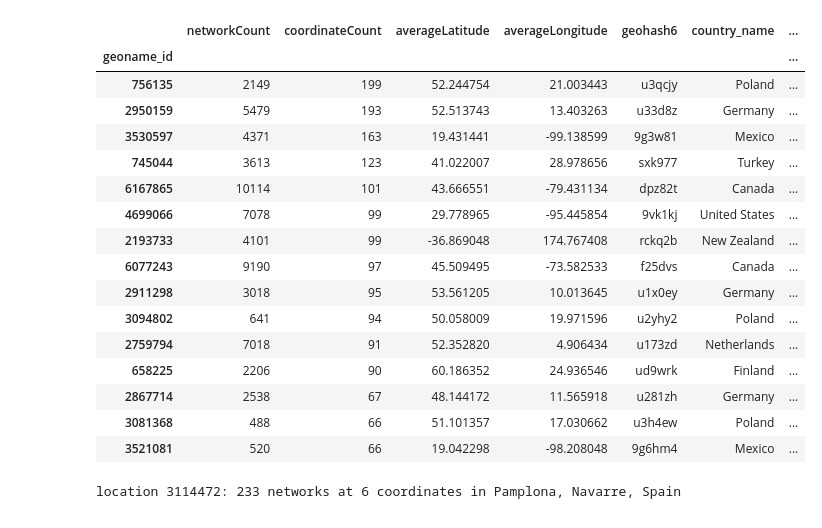
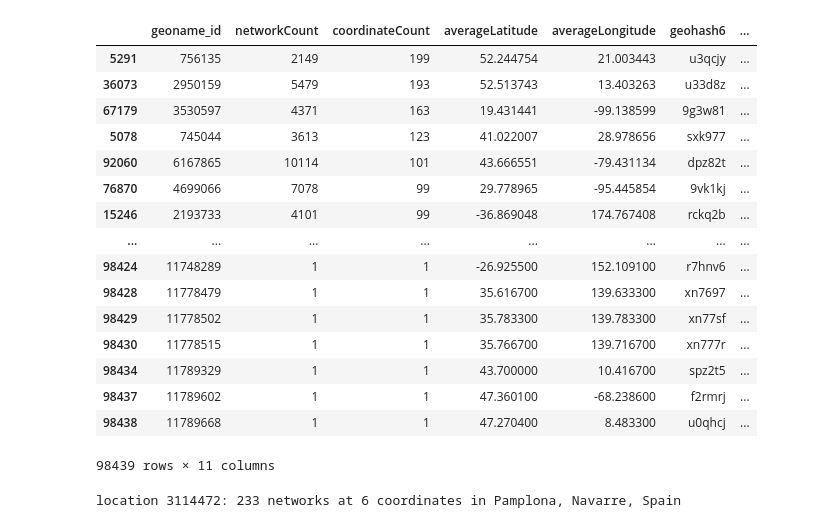
Before and after one commit to ejpring/MyGeohashDSXProject, a Jupyter notebook: display MaxMind data.ipynb, the cells around one changed output. Saved outputs shown, nothing was run; the diff lists cells and outputs as text; code cells hidden in the pictures.

```diff
--- a/display MaxMind data.ipynb
+++ b/display MaxMind data.ipynb
@@ -197,11 +158,11 @@ maxmindNetworkLocations.set_index('network').head(15)
 # %%
 # group networks by location
-maxmindNetworksByLocation = maxmindNetworkLocations.groupby('geoname_id')
+maxmindNetworksGroupedByLocation = maxmindNetworkLocations.groupby('geoname_id')
 # %%
 # summarize each group of network locations
 
-def groupSummary(geoname_id):
-    group = maxmindNetworksByLocation.get_group(geoname_id)
+def networkGroupSummary(geoname_id):
+    group = maxmindNetworksGroupedByLocation.get_group(geoname_id)
     networkCount = len(group)
     coordinateCount = len(group.groupby('geohash6').count())
     averageLatitude = group['latitude'].mean()
@@ -210,4 +171,5 @@ def groupSummary(geoname_id):
     return [geoname_id,networkCount,coordinateCount,averageLatitude,averageLongitude,geohash6]
 
 columns = ['geoname_id','networkCount','coordinateCount','averageLatitude','averageLongitude','geohash6']
-maxmindLocationSummary = pd.DataFrame( [ groupSummary(g) for g in list(maxmindNetworksByLocation.groups.keys()) ], columns=columns )
+maxmindNetworkGroupSummary = pd.DataFrame( [ networkGroupSummary(g) for g in list(maxmindNetworksGroupedByLocation.groups.keys()) ], columns=columns )
+maxmindNetworkGroupSummary
@@ -235,3 +194,5 @@ maxmindLocationSummary.set_index('geoname_id').head(15)
 # %%
-# add additional location data to summary
-maxmindLocationSummary = maxmindLocationSummary.join(maxmindLocations[['geoname_id','country_name','subdivision_1_name','city_name']].set_index('geoname_id'), on='geoname_id')
+# add location data to network group summary
+maxmindLocationSummary = maxmindNetworkGroupSummary.join(maxmindLocations.set_index('geoname_id'), on='geoname_id')
+maxmindLocationSummary = maxmindLocationSummary.dropna(subset=['country_iso_code'])
+maxmindLocationSummary
@@ -238,3 +216,0 @@ maxmindLocationSummary = maxmindLocationSummary.join(maxmindLocations[['geoname_
-# %%
-# display summary with additional location datafor locations with more than two unique latitude/longitude coordinates
-maxmindLocationSummary.set_index('geoname_id').head(15)
@@ -259,24 +217,24 @@ maxmindLocationSummary.set_index('geoname_id').head(15)
 # %%
-# display summary for locations with more than two unique latitude/longitude coordinates
-maxmindLocationSummary.sort_values('coordinateCount',ascending=False).set_index('geoname_id').head(15)
+# display summary for locations with lots of networks and coordinates
+maxmindLocationSummary.sort_values(['coordinateCount','networkCount'],ascending=False)
 # %% [output]
-|  | networkCount | coordinateCount | averageLatitude | averageLongitude | geohash6 | country_name | ... |
-| geoname_id |  |  |  |  |  |  | ... |
-| 756135 | 2149 | 199 | 52.244754 | 21.003443 | u3qcjy | Poland | ... |
-| 2950159 | 5479 | 193 | 52.513743 | 13.403263 | u33d8z | Germany | ... |
-| 3530597 | 4371 | 163 | 19.431441 | -99.138599 | 9g3w81 | Mexico | ... |
-| 745044 | 3613 | 123 | 41.022007 | 28.978656 | sxk977 | Turkey | ... |
-| 6167865 | 10114 | 101 | 43.666551 | -79.431134 | dpz82t | Canada | ... |
-| 4699066 | 7078 | 99 | 29.778965 | -95.445854 | 9vk1kj | United States | ... |
-| 2193733 | 4101 | 99 | -36.869048 | 174.767408 | rckq2b | New Zealand | ... |
-| 6077243 | 9190 | 97 | 45.509495 | -73.582533 | f25dvs | Canada | ... |
-| 2911298 | 3018 | 95 | 53.561205 | 10.013645 | u1x0ey | Germany | ... |
-| 3094802 | 641 | 94 | 50.058009 | 19.971596 | u2yhy2 | Poland | ... |
-| 2759794 | 7018 | 91 | 52.352820 | 4.906434 | u173zd | Netherlands | ... |
-| 658225 | 2206 | 90 | 60.186352 | 24.936546 | ud9wrk | Finland | ... |
-| 2867714 | 2538 | 67 | 48.144172 | 11.565918 | u281zh | Germany | ... |
-| 3081368 | 488 | 66 | 51.101357 | 17.030662 | u3h4ew | Poland | ... |
-| 3521081 | 520 | 66 | 19.042298 | -98.208048 | 9g6hm4 | Mexico | ... |
+|  | geoname_id | networkCount | coordinateCount | averageLatitude | averageLongitude | geohash6 | ... |
+| 5291 | 756135 | 2149 | 199 | 52.244754 | 21.003443 | u3qcjy | ... |
+| 36073 | 2950159 | 5479 | 193 | 52.513743 | 13.403263 | u33d8z | ... |
+| 67179 | 3530597 | 4371 | 163 | 19.431441 | -99.138599 | 9g3w81 | ... |
+| 5078 | 745044 | 3613 | 123 | 41.022007 | 28.978656 | sxk977 | ... |
+| 92060 | 6167865 | 10114 | 101 | 43.666551 | -79.431134 | dpz82t | ... |
+| 76870 | 4699066 | 7078 | 99 | 29.778965 | -95.445854 | 9vk1kj | ... |
+| 15246 | 2193733 | 4101 | 99 | -36.869048 | 174.767408 | rckq2b | ... |
+| ... | ... | ... | ... | ... | ... | ... | ... |
+| 98424 | 11748289 | 1 | 1 | -26.925500 | 152.109100 | r7hnv6 | ... |
+| 98428 | 11778479 | 1 | 1 | 35.616700 | 139.633300 | xn7697 | ... |
+| 98429 | 11778502 | 1 | 1 | 35.783300 | 139.783300 | xn77sf | ... |
+| 98430 | 11778515 | 1 | 1 | 35.766700 | 139.716700 | xn777r | ... |
+| 98434 | 11789329 | 1 | 1 | 43.700000 | 10.416700 | spz2t5 | ... |
+| 98437 | 11789602 | 1 | 1 | 47.360100 | -68.238600 | f2rmrj | ... |
+| 98438 | 11789668 | 1 | 1 | 47.270400 | 8.483300 | u0qhcj | ... |
+98439 rows × 11 columns
 # %%
 # this function plots the networks in a location on a map
 
```
Also changed, not shown: parts of 22 cells of this notebook, 1 other file.
